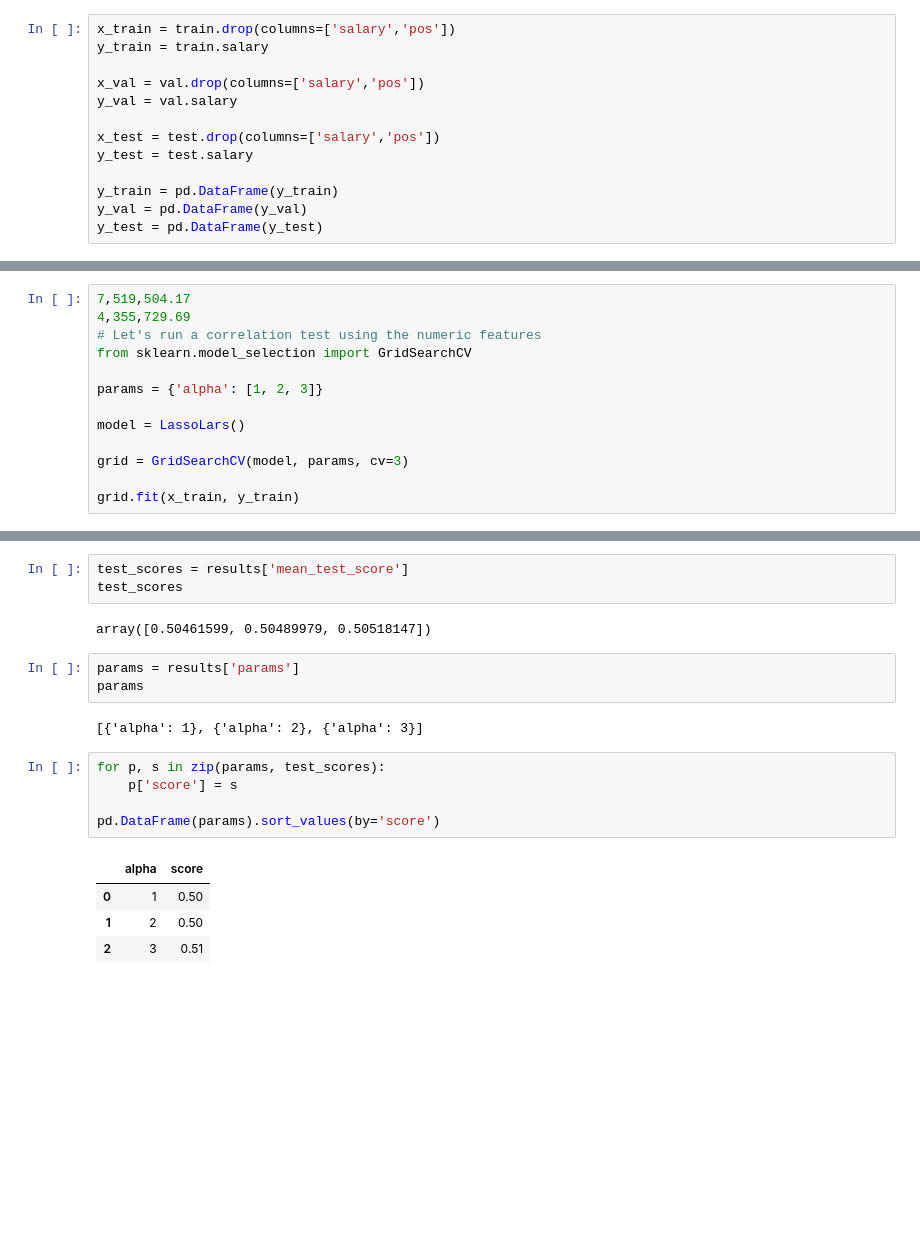
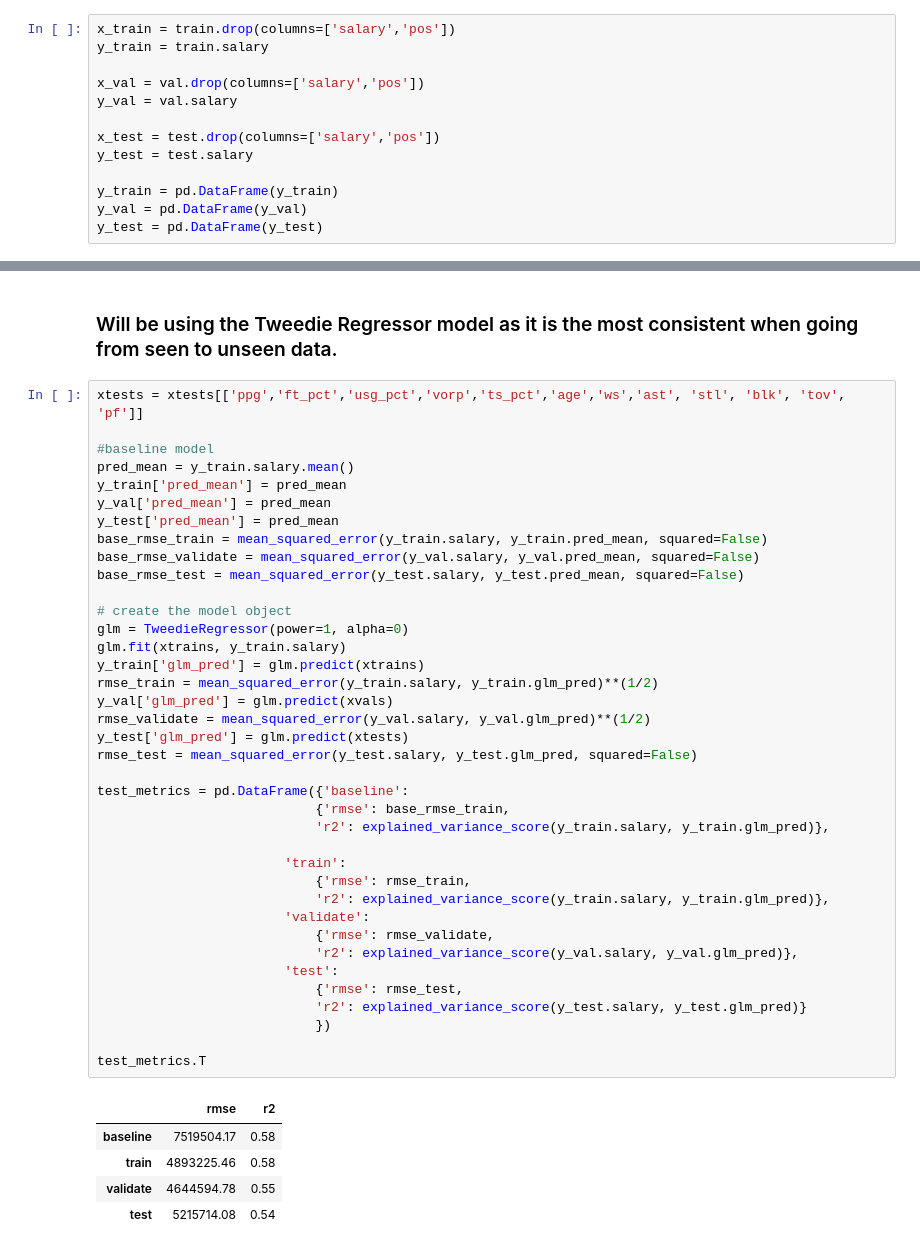
Before and after one commit to VincentBanuelos/nba_salary_predictor, a Jupyter notebook: allplayers.ipynb, the cells around one changed output, grey strips where cells are left out. Cells and saved outputs as stored; diff of their text form; blank space fills up the shorter version.

```diff
--- a/allplayers.ipynb
+++ b/allplayers.ipynb
@@ -385,13 +472,0 @@ metric_df
-# %%
-7,519,504.17
-4,355,729.69
-# Let's run a correlation test using the numeric features
-from sklearn.model_selection import GridSearchCV
-
-params = {'alpha': [1, 2, 3]}
-
-model = LassoLars()
-
-grid = GridSearchCV(model, params, cv=3)
-
-grid.fit(x_train, y_train)
@@ -405,20 +473,46 @@ dict_keys(['mean_fit_time', 'std_fit_time', 'mean_score_time', 'std_score_time',
-# %%
-test_scores = results['mean_test_score']
-test_scores
-# %% [output]
-array([0.50461599, 0.50489979, 0.50518147])
-# %%
-params = results['params']
-params
-# %% [output]
-[{'alpha': 1}, {'alpha': 2}, {'alpha': 3}]
-# %%
-for p, s in zip(params, test_scores):
-    p['score'] = s
-
-pd.DataFrame(params).sort_values(by='score')
-# %% [output]
-|  | alpha | score |
-| 0 | 1 | 0.50 |
-| 1 | 2 | 0.50 |
-| 2 | 3 | 0.51 |
+# %% [markdown]
+### Will be using the Tweedie Regressor model as it is the most consistent when going from seen to unseen data.
+# %%
+xtests = xtests[['ppg','ft_pct','usg_pct','vorp','ts_pct','age','ws','ast', 'stl', 'blk', 'tov', 'pf']]
+
+#baseline model
+pred_mean = y_train.salary.mean()
+y_train['pred_mean'] = pred_mean
+y_val['pred_mean'] = pred_mean
+y_test['pred_mean'] = pred_mean
+base_rmse_train = mean_squared_error(y_train.salary, y_train.pred_mean, squared=False)
+base_rmse_validate = mean_squared_error(y_val.salary, y_val.pred_mean, squared=False)
+base_rmse_test = mean_squared_error(y_test.salary, y_test.pred_mean, squared=False)
+
+# create the model object
+glm = TweedieRegressor(power=1, alpha=0)
+glm.fit(xtrains, y_train.salary)
+y_train['glm_pred'] = glm.predict(xtrains)
+rmse_train = mean_squared_error(y_train.salary, y_train.glm_pred)**(1/2)
+y_val['glm_pred'] = glm.predict(xvals)
+rmse_validate = mean_squared_error(y_val.salary, y_val.glm_pred)**(1/2)
+y_test['glm_pred'] = glm.predict(xtests)
+rmse_test = mean_squared_error(y_test.salary, y_test.glm_pred, squared=False)
+
+test_metrics = pd.DataFrame({'baseline':
+                            {'rmse': base_rmse_train,
+                            'r2': explained_variance_score(y_train.salary, y_train.glm_pred)},
+
+                        'train':
+                            {'rmse': rmse_train,
+                            'r2': explained_variance_score(y_train.salary, y_train.glm_pred)},
+                        'validate':
+                            {'rmse': rmse_validate,
+                            'r2': explained_variance_score(y_val.salary, y_val.glm_pred)},
+                        'test':
+                            {'rmse': rmse_test,
+                            'r2': explained_variance_score(y_test.salary, y_test.glm_pred)}
+                            })
+
+test_metrics.T
+# %% [output]
+|  | rmse | r2 |
+| baseline | 7519504.17 | 0.58 |
+| train | 4893225.46 | 0.58 |
+| validate | 4644594.78 | 0.55 |
+| test | 5215714.08 | 0.54 |
```
Also changed, not shown: parts of 17 cells of this notebook, 1 other file.
